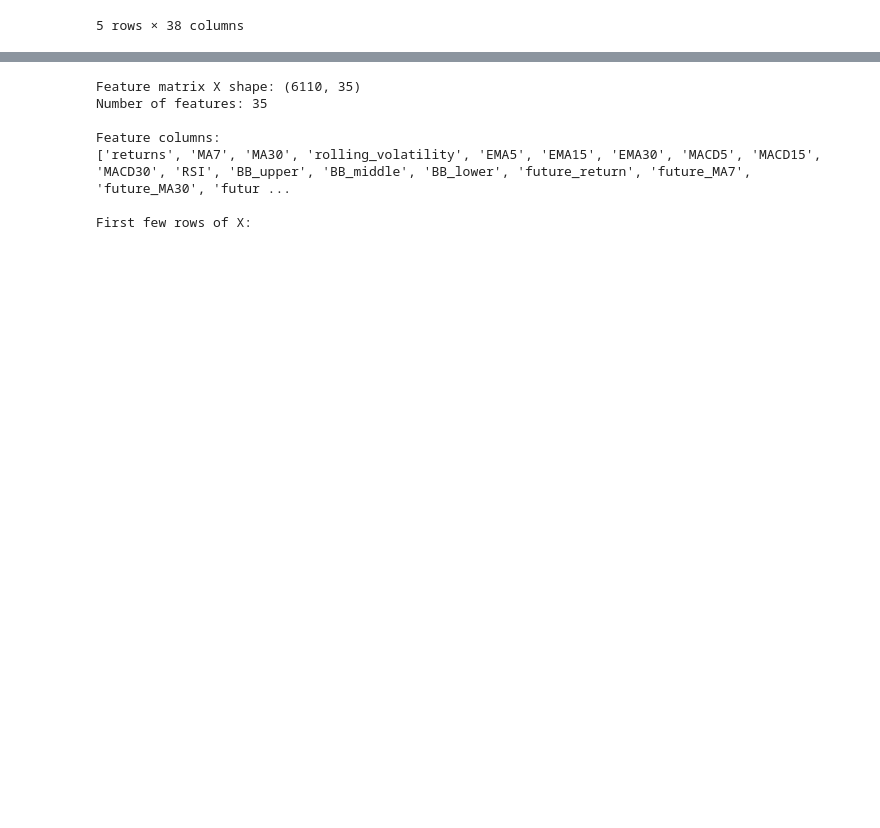
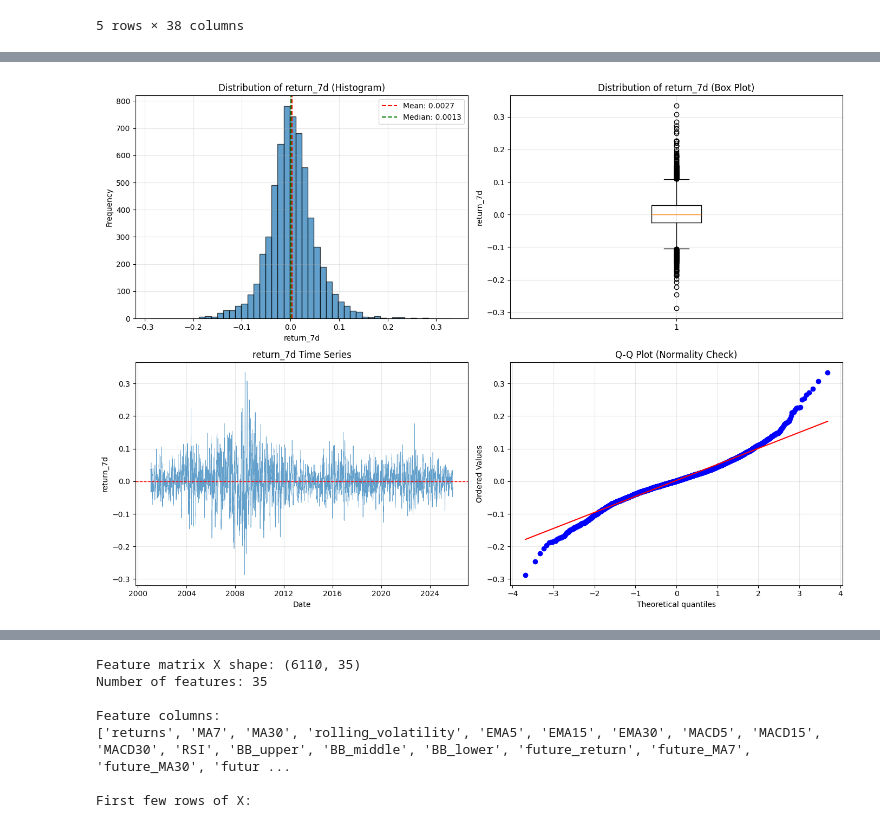
Before and after one commit to cg4761-cmyk/Project_Macro_Impact_On_Lead, a Jupyter notebook: eda/EDA.ipynb, the cells around one changed output, grey strips where cells are left out. Saved outputs shown, nothing was run; the diff lists cells and outputs as text; code cells hidden in the pictures; blank space fills up the shorter version.

```diff
--- a/eda/EDA.ipynb
+++ b/eda/EDA.ipynb
@@ -56,0 +99,78 @@ First few rows:
+# %%
+# Target Variable Analysis
+print("="*60)
+print("TARGET VARIABLE ANALYSIS")
+print("="*60)
+
+# Extract target variable
+y = train_df['return_7d'].dropna()
+
+print(f"\n1. Basic Statistics for return_7d:")
+print(y.describe())
+
+print(f"\n2. Additional Statistics:")
+print(f"   Mean: {y.mean():.6f}")
+print(f"   Median: {y.median():.6f}")
+print(f"   Std Dev: {y.std():.6f}")
+print(f"   Skewness: {y.skew():.4f}")
+print(f"   Kurtosis: {y.kurtosis():.4f}")
+print(f"   Min: {y.min():.6f}")
+print(f"   Max: {y.max():.6f}")
+print(f"   Range: {y.max() - y.min():.6f}")
+
+# Check for outliers using IQR
+Q1 = y.quantile(0.25)
+Q3 = y.quantile(0.75)
+IQR = Q3 - Q1
+lower_bound = Q1 - 1.5 * IQR
+upper_bound = Q3 + 1.5 * IQR
+outliers = y[(y < lower_bound) | (y > upper_bound)]
+print(f"\n3. Outliers (IQR method):")
+print(f"   Lower bound: {lower_bound:.6f}")
+print(f"   Upper bound: {upper_bound:.6f}")
+print(f"   Number of outliers: {len(outliers)} ({len(outliers)/len(y)*100:.2f}%)")
+
+# Visualize target variable distribution
+fig, axes = plt.subplots(2, 2, figsize=(14, 10))
+
+# Histogram
+axes[0, 0].hist(y, bins=50, edgecolor='black', alpha=0.7)
+axes[0, 0].axvline(y.mean(), color='red', linestyle='--', label=f'Mean: {y.mean():.4f}')
+axes[0, 0].axvline(y.median(), color='green', linestyle='--', label=f'Median: {y.median():.4f}')
+axes[0, 0].set_xlabel('return_7d')
+axes[0, 0].set_ylabel('Frequency')
+axes[0, 0].set_title('Distribution of return_7d (Histogram)')
+axes[0, 0].legend()
+axes[0, 0].grid(True, alpha=0.3)
+
+# Box plot
+axes[0, 1].boxplot(y, vert=True)
+axes[0, 1].set_ylabel('return_7d')
+axes[0, 1].set_title('Distribution of return_7d (Box Plot)')
+axes[0, 1].grid(True, alpha=0.3)
+
+# Time series plot
+axes[1, 0].plot(train_df.index, train_df['return_7d'], linewidth=0.5, alpha=0.7)
+axes[1, 0].axhline(0, color='red', linestyle='--', linewidth=1)
+axes[1, 0].set_xlabel('Date')
+axes[1, 0].set_ylabel('return_7d')
+axes[1, 0].set_title('return_7d Time Series')
+axes[1, 0].grid(True, alpha=0.3)
+
+# Q-Q plot (for normality check)
+from scipy import stats
+stats.probplot(y, dist="norm", plot=axes[1, 1])
+axes[1, 1].set_title('Q-Q Plot (Normality Check)')
+axes[1, 1].grid(True, alpha=0.3)
+
+plt.tight_layout()
+plt.show()
+
+# Classification target analysis
+if 'target' in train_df.columns:
+    print(f"\n4. Classification Target (target) Analysis:")
+    target_counts = train_df['target'].value_counts()
+    print(target_counts)
+    print(f"   Positive class ratio: {target_counts.get(1, 0) / len(train_df):.4f}")
+    print(f"   Negative class ratio: {target_counts.get(0, 0) / len(train_df):.4f}")
+# %% [output]
@@ -56,0 +194 @@ First few rows:
+[figure, added]
```
Also changed, not shown: parts of 11 cells of this notebook, 8 other files.
